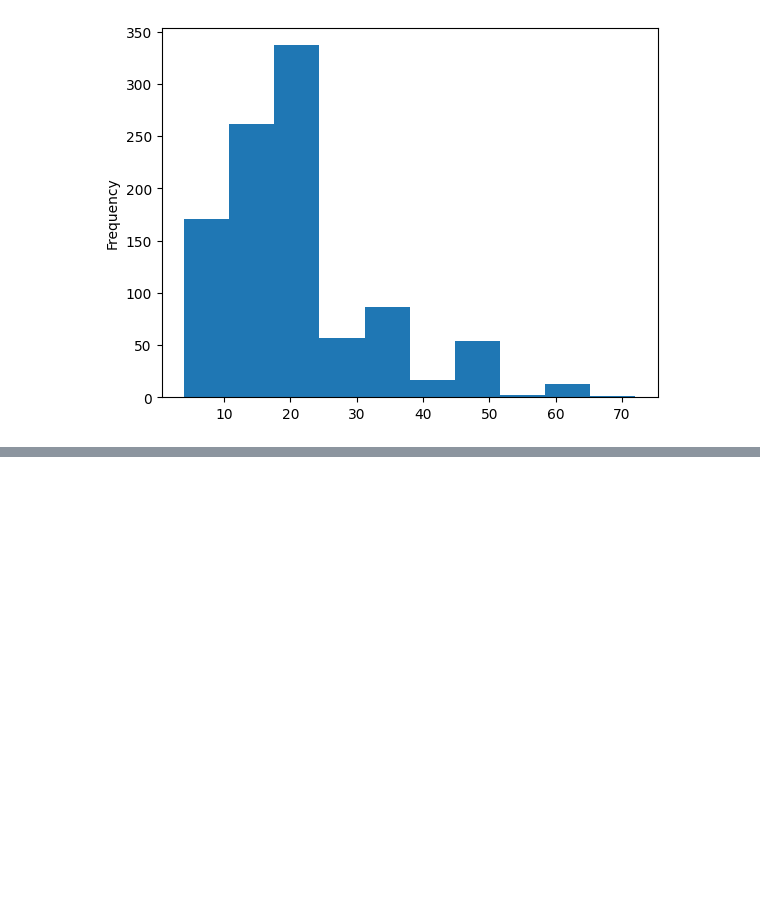
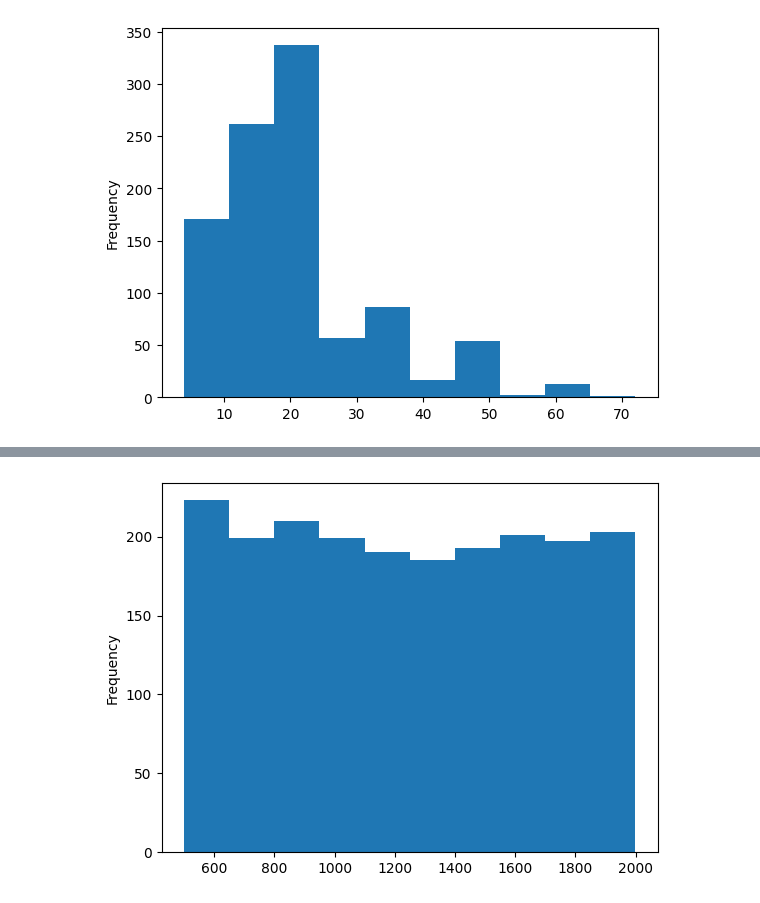
Before and after one commit to Shaojieee/Classification-Based-on-Association, a Jupyter notebook: Data Cleaning.ipynb, the cells around one changed output, grey strips where cells are left out. Drawn from its saved outputs; the diff is of its cells as text; code cells hidden in the pictures; blank space fills up the shorter version.

```diff
--- a/Data Cleaning.ipynb
+++ b/Data Cleaning.ipynb
@@ -127,0 +178,8 @@ df_german.to_csv('./data/german/clean_german.csv')
+# %%
+df_train['battery_power'].plot.hist()
+
+bins=[400,800,1200,1600,2000]
+labels=['400-800','800-1200','1200-1600','1600-2000']
+df_train['battery_power']=pd.cut(df_train['battery_power'],bins=bins,labels=labels)
+# %% [output]
+[figure, added]
```
Also changed, not shown: parts of 29 cells of this notebook, 13 other files.
